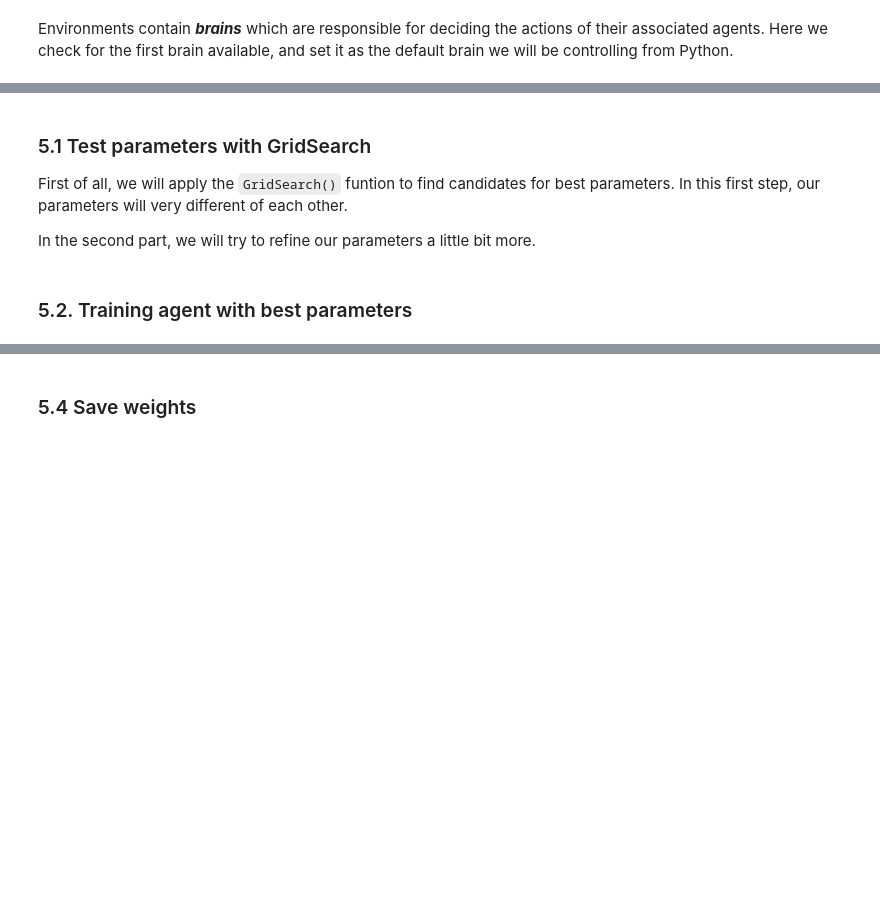
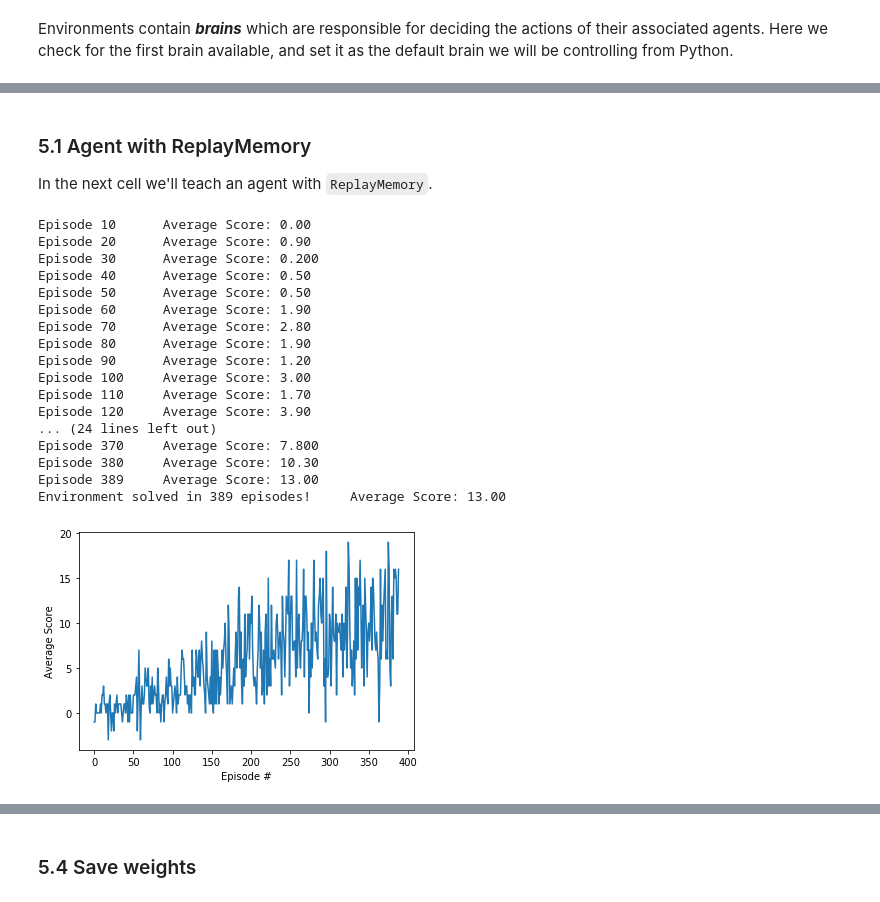
Before and after one commit to DougTrajano/ds-drl-bananas-collector, a Jupyter notebook: Navigation.ipynb, the cells around one changed output, grey strips where cells are left out. Drawn from its saved outputs; the diff is of its cells as text; code cells hidden in the pictures; blank space fills up the shorter version.

Commit message:
trained agent with 370 episodes

````diff
--- a/Navigation.ipynb
+++ b/Navigation.ipynb
@@ -74,7 +76,7 @@ The `file_name` parameter needs to be something like that:
 env = UnityEnvironment(file_name="Banana_Linux_NoVis/Banana.x86_64")
 ```
 # %%
-env_path = "Banana_Linux_NoVis/Banana.x86_64"
-#env_path = "Banana_Windows_x86_64/Banana.exe"
+#env_path = "Banana_Linux_NoVis/Banana.x86_64"
+env_path = "Banana_Windows_x86_64/Banana.exe"
 
 env = UnityEnvironment(file_name=env_path)
@@ -245,8 +199,2 @@ def GridSearch(param_grid, n_episodes=200, log_path='gridsearch_logs.json', verb
 
 In the next code cells, we will train the Agent to work on environment.
-# %% [markdown]
-### 5.1 Test parameters with GridSearch
-
-First of all, we will apply the `GridSearch()` funtion to find candidates for best parameters. In this first step, our parameters will very different of each other.
-
-In the second part, we will try to refine our parameters a little bit more.
@@ -271,20 +201,41 @@ best_params = GridSearch(params, n_episodes=200, verbose=True)
-# %% [markdown]
-### 5.2. Training agent with best parameters
+# %% [markdown]
+### 5.1 Agent with ReplayMemory
+
+In the next cell we'll teach an agent with `ReplayMemory`.
 # %%
 %%time
 
 env_info = env.reset(train_mode=True)[brain_name]
 
-agent = Agent(state_size, action_size, seed=199, nb_hidden=(256, 128), learning_rate=3e-4,
-              memory_size=int(1e5), prioritized_memory=False, batch_size=64,
-              gamma=0.9, tau=1e-3, small_eps=1e-2, update_every=4)
+agent = Agent(state_size=state_size, action_size=action_size, seed=199, nb_hidden=(64, 64),
+              learning_rate=0.001, memory_size=int(1e6), prioritized_memory=False, batch_size=64,
+              gamma=0.9, tau=0.03, small_eps=0.03, update_every=4)
 
-scores, episodes, last_avg_score = dqn_trainer(agent, n_episodes=100, verbose=True)
+scores, episodes, last_avg_score = dqn_trainer(agent, n_episodes=500, early_stop=13, verbose=True)
 
 # plot the scores
 fig = plt.figure()
 ax = fig.add_subplot(111)
 plt.plot(np.arange(len(scores)), scores)
 plt.ylabel('Average Score')
 plt.xlabel('Episode #')
 plt.show()
+# %% [output]
+Episode 10      Average Score: 0.00
+Episode 20      Average Score: 0.90
+Episode 30      Average Score: 0.200
+Episode 40      Average Score: 0.50
+Episode 50      Average Score: 0.50
+Episode 60      Average Score: 1.90
+Episode 70      Average Score: 2.80
+Episode 80      Average Score: 1.90
+Episode 90      Average Score: 1.20
+Episode 100     Average Score: 3.00
+Episode 110     Average Score: 1.70
+Episode 120     Average Score: 3.90
+... (24 lines left out)
+Episode 370     Average Score: 7.800
+Episode 380     Average Score: 10.30
+Episode 389     Average Score: 13.00
+Environment solved in 389 episodes!     Average Score: 13.00
+[figure, added]
````
Also changed, not shown: parts of 23 cells of this notebook, 12 other files.
